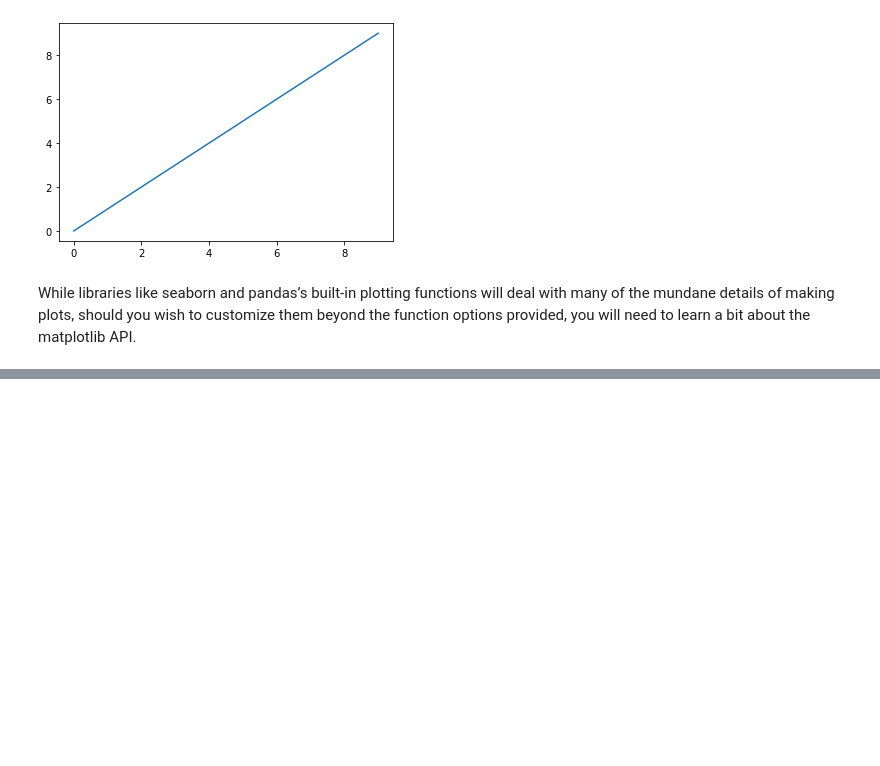
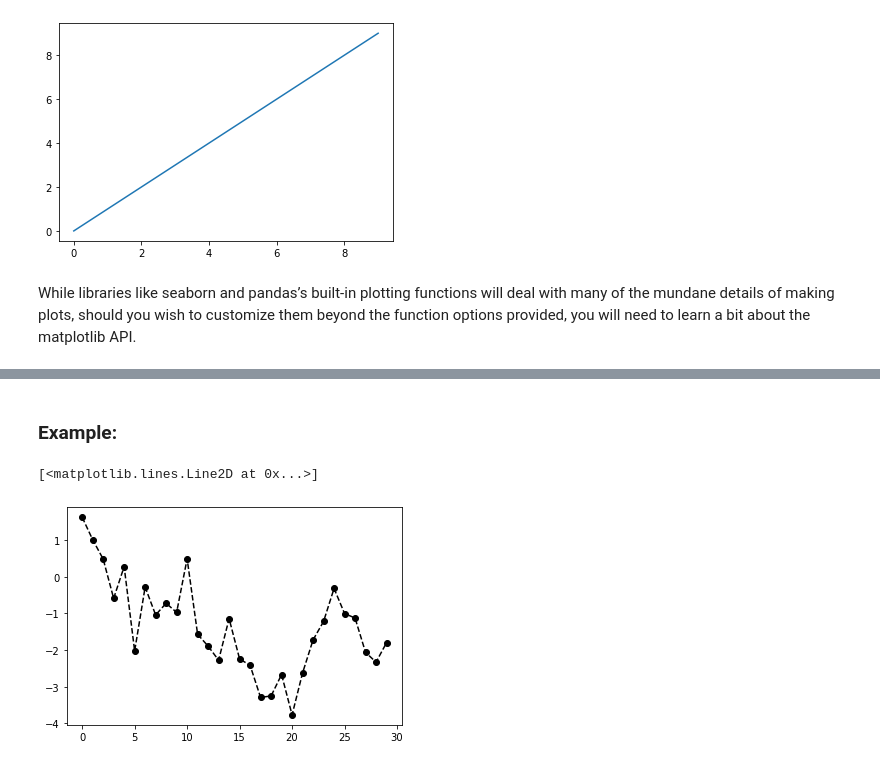
Before and after one commit to bcwein/Uis-intro-python, a Jupyter notebook: Notebooks/Python_for_data_analysis/Chapter9.ipynb, the cells around one changed output, grey strips where cells are left out. Cells and saved outputs as stored; diff of their text form; code cells hidden in the pictures; blank space fills up the shorter version.

```diff
--- a/Notebooks/Python_for_data_analysis/Chapter9.ipynb
+++ b/Notebooks/Python_for_data_analysis/Chapter9.ipynb
@@ -39,0 +77,13 @@ ax2.scatter(np.arange(30), np.arange(30) + 3 * np.random.randn(30))
+# %% [markdown]
+### Example:
+# %%
+"""
+This plot uses dashed lines, This could also be written explicitly as:
+
+plt.plot(np.random.randn(30).cumsum(), clor='k', linestyle='dashed')
+"""
+np.random.seed(1)
+plt.plot(np.random.randn(30).cumsum(), 'ko--')
+# %% [output]
+[<matplotlib.lines.Line2D at 0x...>]
+[figure, added]
```
Also changed, not shown: parts of 62 cells of this notebook.
